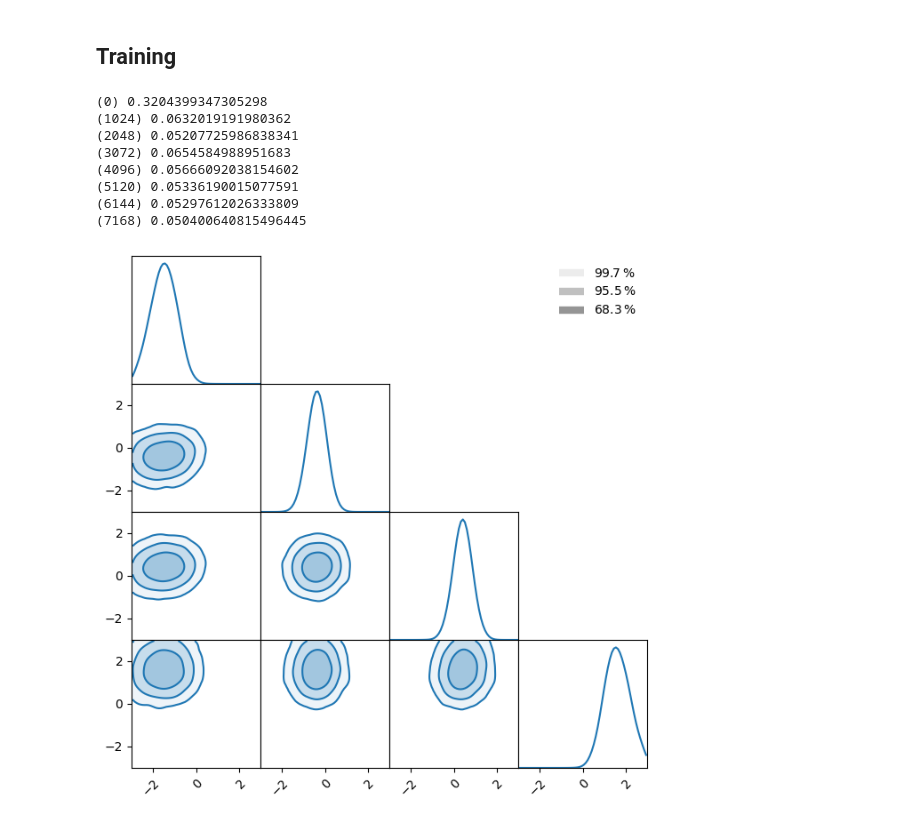
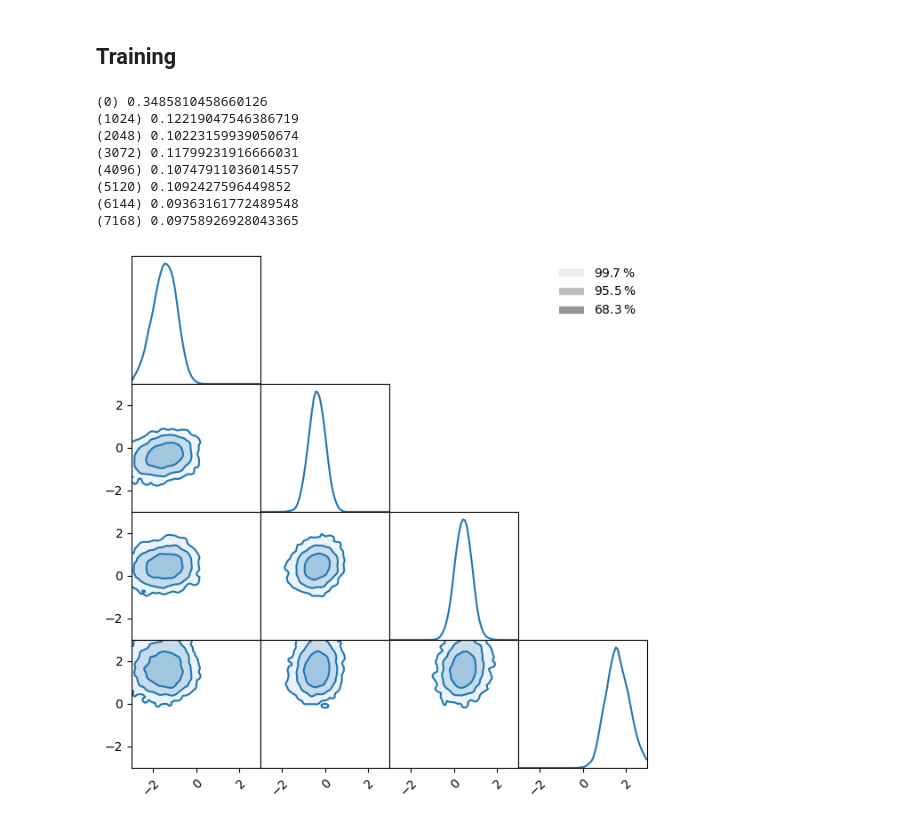
Before and after one commit to francois-rozet/diffusion-priors, a Jupyter notebook: experiments/sorted_mask.ipynb, the cells around one changed output. Cells and saved outputs as stored; diff of their text form; code cells hidden in the pictures.

```diff
--- a/experiments/sorted_mask.ipynb
+++ b/experiments/sorted_mask.ipynb
@@ -92,15 +70,52 @@ def train(x, A, y):
+# %%
+def train(x, A, y, key):
+    rng = PRNG(key)
+
+    with set_rng(rng):
+        model = ScoreModel(TimeMLP(features=10, embedding=16, hidden_features=[256, 256], normalize=True), embedding=16)
+        static, params, others = model.partition(nn.Parameter)
+
+    scheduler = optax.linear_schedule(init_value=1e-3, end_value=1e-5, transition_steps=8192)
+    optimizer = optax.adam(learning_rate=scheduler)
+    opt_state = optimizer.init(params)
+
+    @jax.jit
+    def sgd_step(params, others, opt_state, rng, x, A):
+        def ell(params):
+            model = static(params, others)
+
+            z = rng.normal(x.shape)
+            t = rng.uniform(x.shape[:-1])
+
+            return model.loss(x, z, t, lambda x: linear(A, x))
+
+        loss, grads = jax.value_and_grad(ell)(params)
+        updates, opt_state = optimizer.update(grads, opt_state, params)
+        params = optax.apply_updates(params, updates)
+
+        return loss, params, opt_state, rng
+
+    for step in range(8192):
+        i = rng.randint(shape=(256,), minval=0, maxval=len(y))
+
+        loss, params, opt_state, rng = sgd_step(params, others, opt_state, rng, x[i], A[i])
+
+        if step % 1024 == 0:
+            print(f'({step})', float(loss))
+
+    return static(params, others)
 # %%
-model = train(x_bis, A, y)
-x_bis = sample(model, A, y)
-fig = corner(x_bis[..., ::3].cpu(), domain=domain, smooth=2)
+model = train(x_bis, A, y, key=rng.split())
+x_bis = sample(model, A, y, key=rng.split())
+fig = corner(x_bis[..., ::3], domain=domain, smooth=1)
 # %% [output]
-(0) 0.3204399347305298
-(1024) 0.0632019191980362
-(2048) 0.05207725986838341
-(3072) 0.0654584988951683
-(4096) 0.05666092038154602
-(5120) 0.05336190015077591
-(6144) 0.05297612026333809
-(7168) 0.050400640815496445
+(0) 0.3485810458660126
+(1024) 0.12219047546386719
+(2048) 0.10223159939050674
+(3072) 0.11799231916666031
+(4096) 0.10747911036014557
+(5120) 0.1092427596449852
+(6144) 0.09363161772489548
+(7168) 0.09758926928043365
-[figure, old version]
+[figure, new version]
 # %%
```
Also changed, not shown: parts of 9 cells of this notebook, 3 other files.
